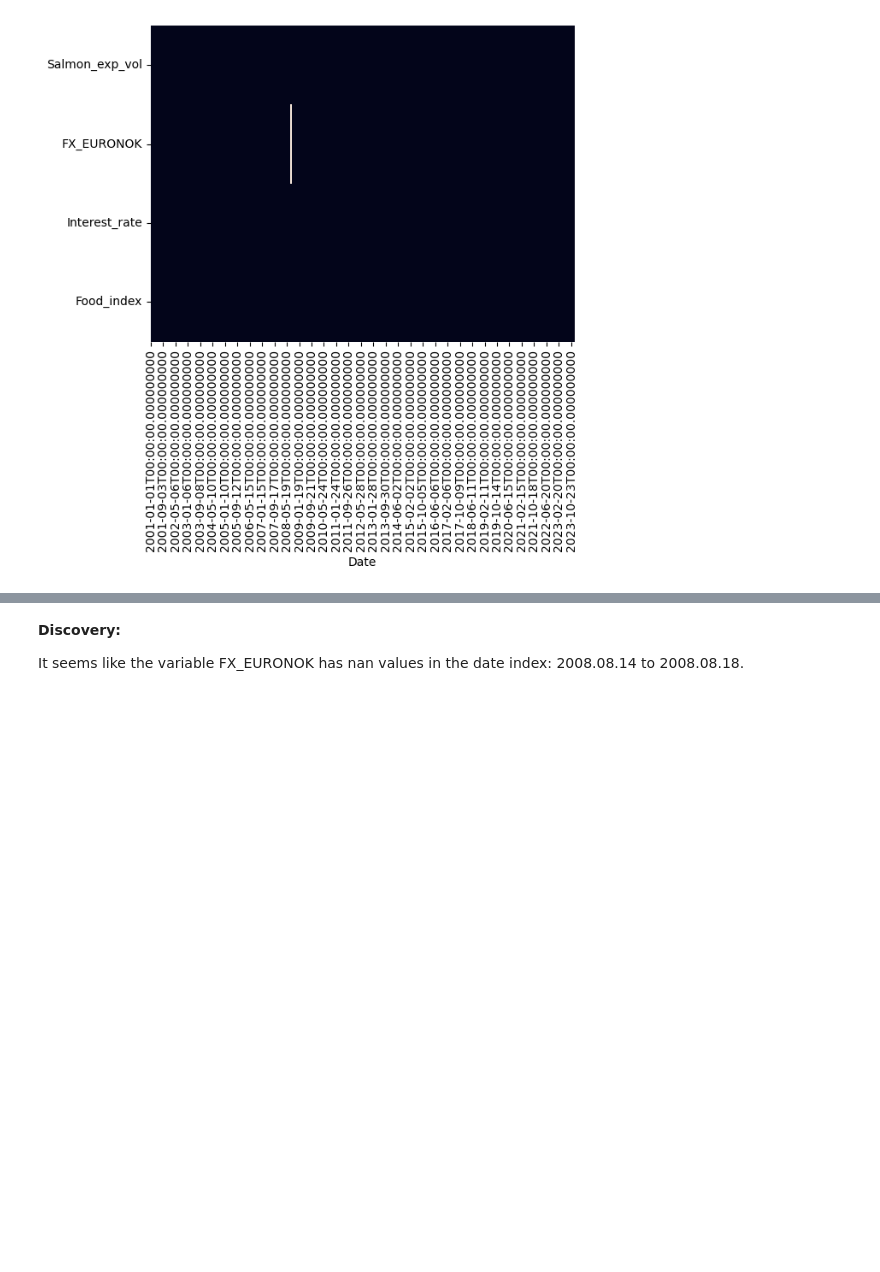
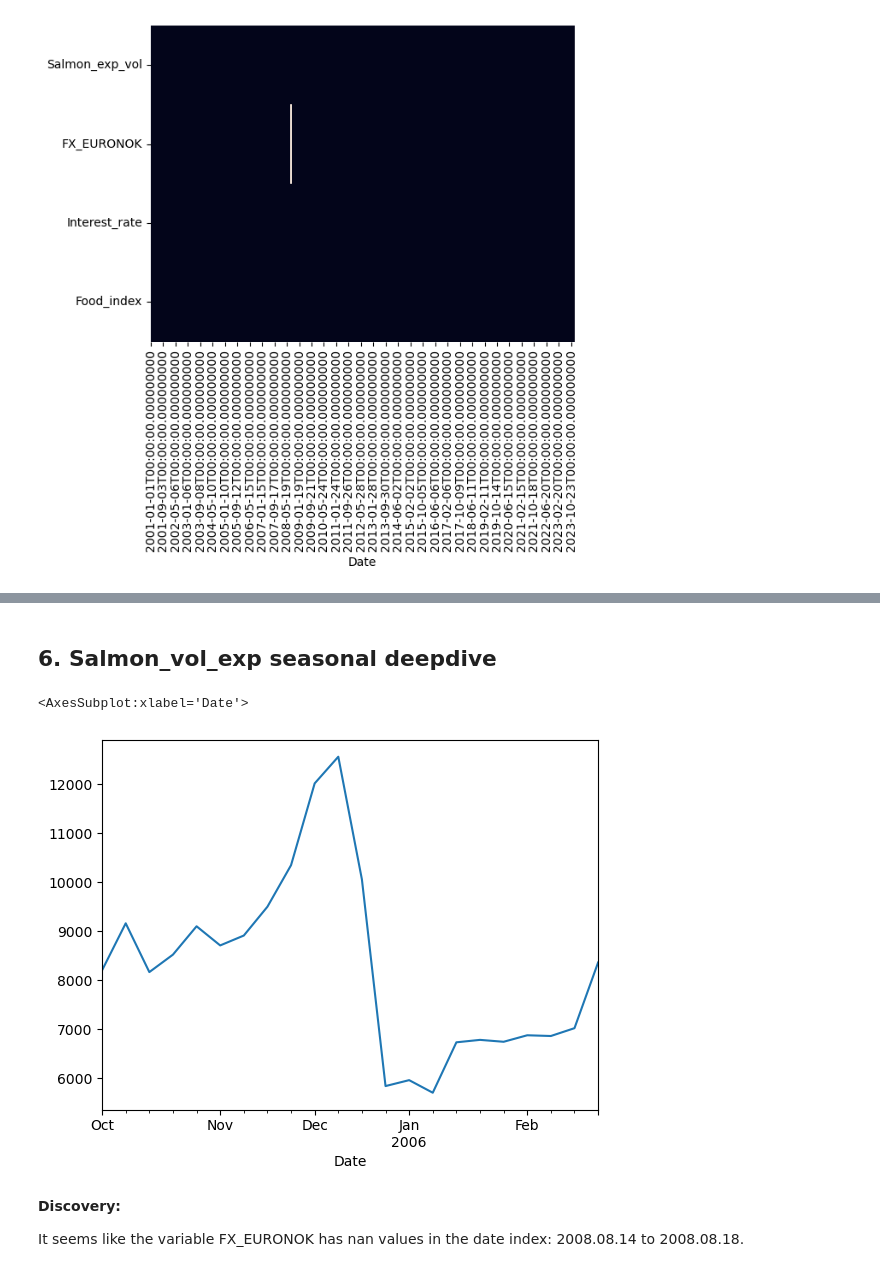
Before and after one commit to DataJakob/Various-School-Projects, a Jupyter notebook: Advanced Topics in Deep Learning/Exploratory_Data_Analysis.ipynb, the cells around one changed output, grey strips where cells are left out. Drawn from its saved outputs; the diff is of its cells as text; code cells hidden in the pictures; blank space fills up the shorter version.

```diff
--- a/Advanced Topics in Deep Learning/Exploratory_Data_Analysis.ipynb
+++ b/Advanced Topics in Deep Learning/Exploratory_Data_Analysis.ipynb
@@ -129,3 +138,10 @@ df.iloc[394:400]
+# %% [markdown]
+<h2> 6. Salmon_vol_exp seasonal deepdive
+# %%
+df['Salmon_exp_vol']['2005-10-01':'2006-02-28'].plot()
+# %% [output]
+<AxesSubplot:xlabel='Date'>
+[figure, added]
 # %% [markdown]
 <b> Discovery: </b>
 <p> It seems like the variable FX_EURONOK has nan values in the date index: 2008.08.14 to 2008.08.18. </p>
```
Also changed, not shown: parts of 6 cells of this notebook, 1 other file.
